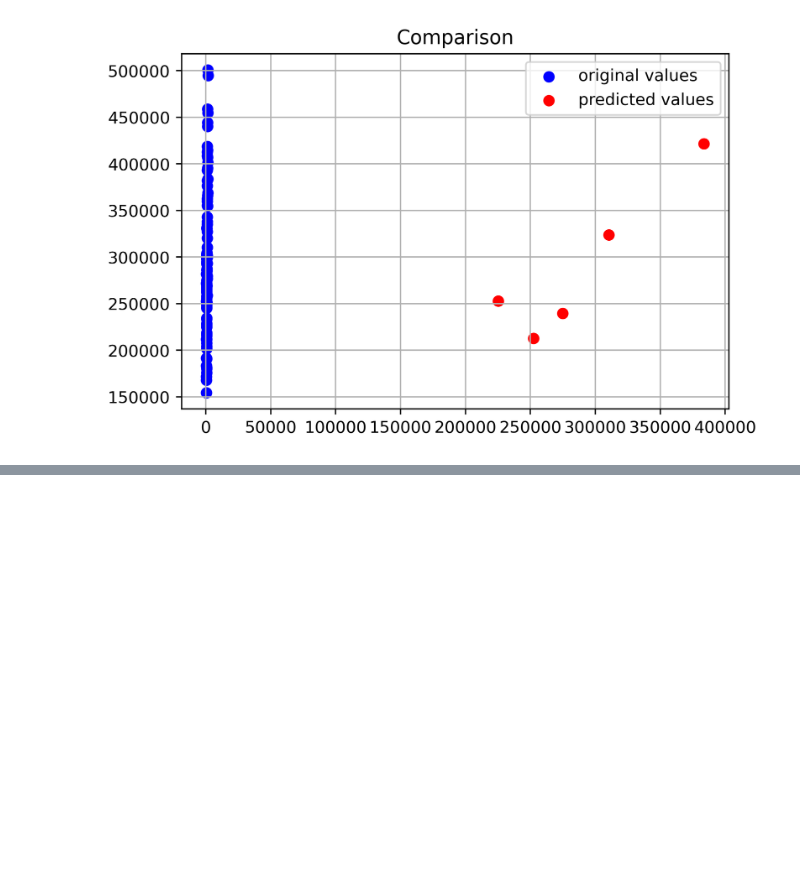
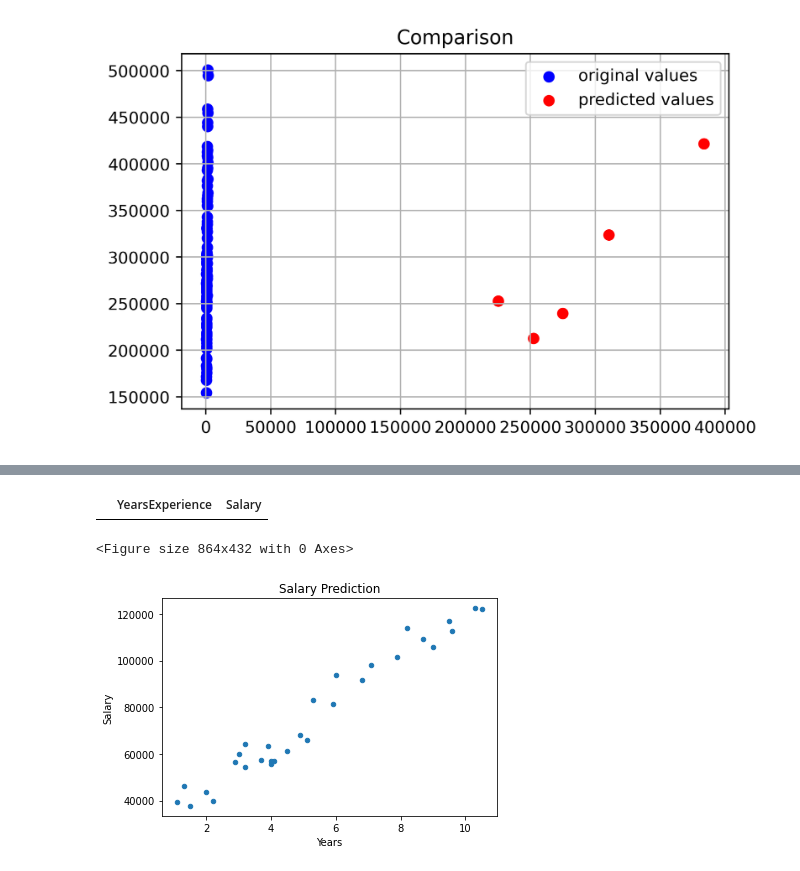
Before and after one commit to Nikkuchan/AIDA1_Wagler, a Jupyter notebook: 58089_LabNo04_Wagler/58089_LabNo04_Wagler.ipynb, the cells around one changed output, grey strips where cells are left out. Drawn from its saved outputs; the diff is of its cells as text; code cells hidden in the pictures; blank space fills up the shorter version.

```diff
--- a/58089_LabNo04_Wagler/58089_LabNo04_Wagler.ipynb
+++ b/58089_LabNo04_Wagler/58089_LabNo04_Wagler.ipynb
@@ -182,0 +173,3 @@ regressor.visualize(X_test, y_train)
+# %%
+Salary_df = pd.read_csv("Salary_Data.csv")
+Salary_df
@@ -182,0 +233,18 @@ regressor.visualize(X_test, y_train)
+# %%
+#Checking if there are NaN values
+is_NaN = Salary_df.isnull()
+row_has_NaN = is_NaN.any(axis=1)
+rows_with_NaN = Salary_df[row_has_NaN]
+rows_with_NaN
+# %% [output]
+|  | YearsExperience | Salary |
+# %%
+plt.figure(figsize=(12,6))
+Salary_df.plot(x=['YearsExperience'],y=['Salary'],kind='scatter')
+plt.xlabel('Years')
+plt.ylabel('Salary')
+plt.title('Salary Prediction')
+plt.show()
+# %% [output]
+<Figure size 864x432 with 0 Axes>
+[figure, added]
```
Also changed, not shown: parts of 27 cells of this notebook.
